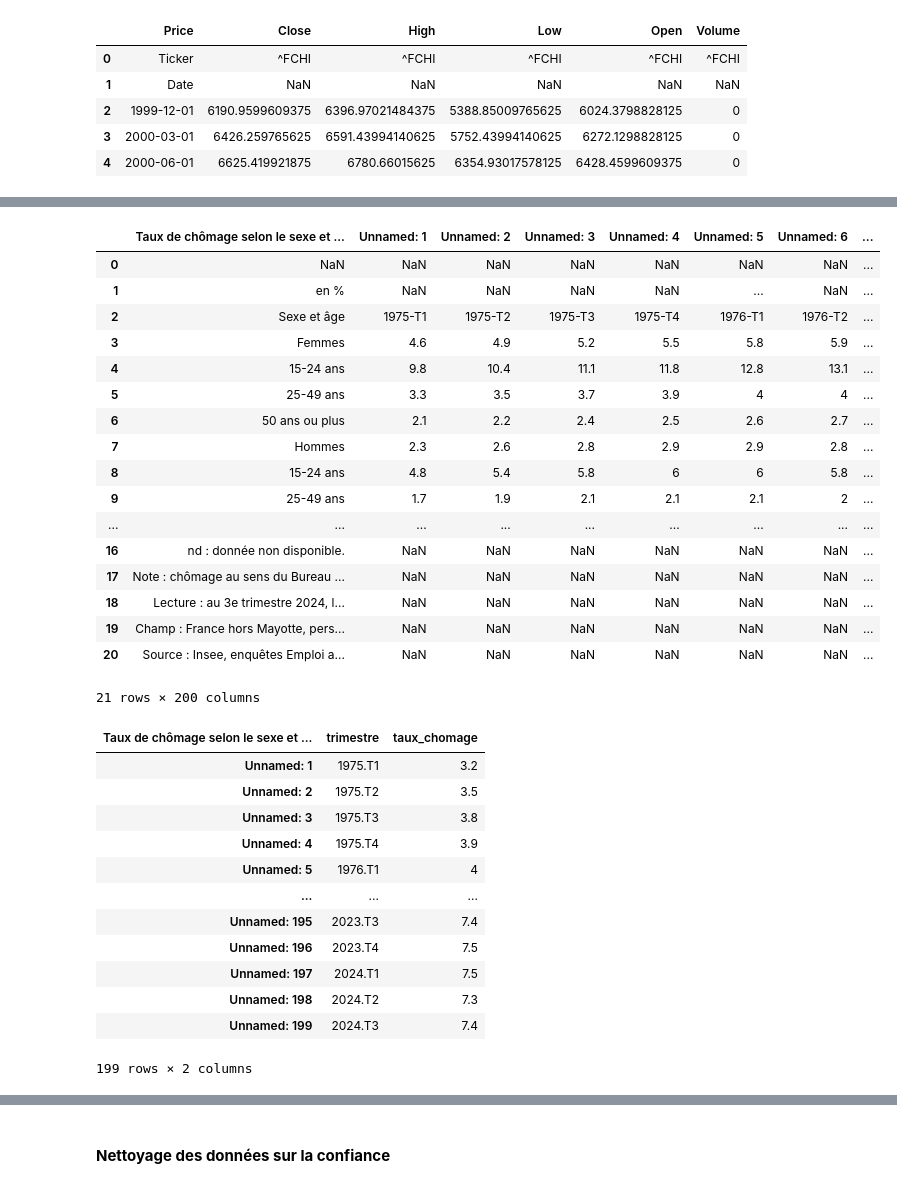
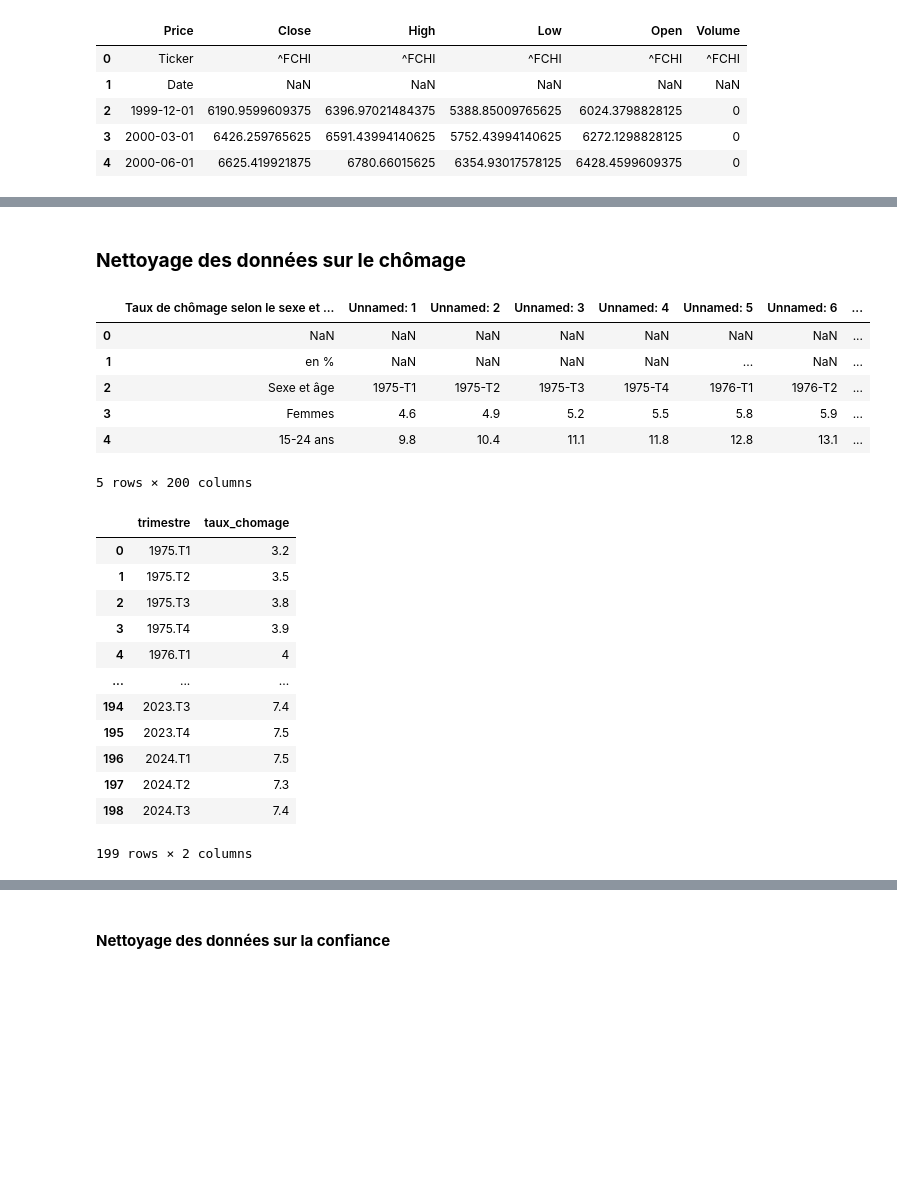
Before and after one commit to amreily/Projet-python-2A, a Jupyter notebook: Notebook_pythondata.ipynb, the cells around one changed output, grey strips where cells are left out. Drawn from its saved outputs; the diff is of its cells as text; code cells hidden in the pictures; blank space fills up the shorter version.

Commit message:
nettoyage du noteboot un peu

```diff
--- a/Notebook_pythondata.ipynb
+++ b/Notebook_pythondata.ipynb
@@ -273,24 +273,15 @@ handle_missing_values(cac40)
+# %% [markdown]
+### **Nettoyage des données sur le chômage**
 # %%
-chomage
+chomage.head()
 # %% [output]
 |  | Taux de chômage selon le sexe et ... | Unnamed: 1 | Unnamed: 2 | Unnamed: 3 | Unnamed: 4 | Unnamed: 5 | Unnamed: 6 | ... |
 | 0 | NaN | NaN | NaN | NaN | NaN | NaN | NaN | ... |
 | 1 | en % | NaN | NaN | NaN | NaN | ... | NaN | ... |
 | 2 | Sexe et âge | 1975-T1 | 1975-T2 | 1975-T3 | 1975-T4 | 1976-T1 | 1976-T2 | ... |
 | 3 | Femmes | 4.6 | 4.9 | 5.2 | 5.5 | 5.8 | 5.9 | ... |
 | 4 | 15-24 ans | 9.8 | 10.4 | 11.1 | 11.8 | 12.8 | 13.1 | ... |
-| 5 | 25-49 ans | 3.3 | 3.5 | 3.7 | 3.9 | 4 | 4 | ... |
-| 6 | 50 ans ou plus | 2.1 | 2.2 | 2.4 | 2.5 | 2.6 | 2.7 | ... |
-| 7 | Hommes | 2.3 | 2.6 | 2.8 | 2.9 | 2.9 | 2.8 | ... |
-| 8 | 15-24 ans | 4.8 | 5.4 | 5.8 | 6 | 6 | 5.8 | ... |
-| 9 | 25-49 ans | 1.7 | 1.9 | 2.1 | 2.1 | 2.1 | 2 | ... |
-| ... | ... | ... | ... | ... | ... | ... | ... | ... |
-| 16 | nd : donnée non disponible. | NaN | NaN | NaN | NaN | NaN | NaN | ... |
-| 17 | Note : chômage au sens du Bureau ... | NaN | NaN | NaN | NaN | NaN | NaN | ... |
-| 18 | Lecture : au 3e trimestre 2024, l... | NaN | NaN | NaN | NaN | NaN | NaN | ... |
-| 19 | Champ : France hors Mayotte, pers... | NaN | NaN | NaN | NaN | NaN | NaN | ... |
-| 20 | Source : Insee, enquêtes Emploi a... | NaN | NaN | NaN | NaN | NaN | NaN | ... |
-21 rows × 200 columns
+5 rows × 200 columns
 # %%
 chomage = chomage.T
 chomage = chomage[[2, 11]]
@@ -298,18 +289,20 @@ chomage.columns = chomage.iloc[0]
 chomage = chomage[1:]
 chomage.rename(columns={"Sexe et âge": "trimestre", "Ensemble ": "taux_chomage"}, inplace=True)
 chomage['trimestre'] = chomage['trimestre'].str.replace('-', '.', regex=False)
-chomage
+chomage.columns = ["trimestre", "taux_chomage"]
+chomage = chomage.reset_index(drop=True)
+handle_missing_values(chomage)
 # %% [output]
-| Taux de chômage selon le sexe et ... | trimestre | taux_chomage |
-| Unnamed: 1 | 1975.T1 | 3.2 |
-| Unnamed: 2 | 1975.T2 | 3.5 |
-| Unnamed: 3 | 1975.T3 | 3.8 |
-| Unnamed: 4 | 1975.T4 | 3.9 |
-| Unnamed: 5 | 1976.T1 | 4 |
+|  | trimestre | taux_chomage |
+| 0 | 1975.T1 | 3.2 |
+| 1 | 1975.T2 | 3.5 |
+| 2 | 1975.T3 | 3.8 |
+| 3 | 1975.T4 | 3.9 |
+| 4 | 1976.T1 | 4 |
 | ... | ... | ... |
-| Unnamed: 195 | 2023.T3 | 7.4 |
-| Unnamed: 196 | 2023.T4 | 7.5 |
-| Unnamed: 197 | 2024.T1 | 7.5 |
-| Unnamed: 198 | 2024.T2 | 7.3 |
-| Unnamed: 199 | 2024.T3 | 7.4 |
+| 194 | 2023.T3 | 7.4 |
+| 195 | 2023.T4 | 7.5 |
+| 196 | 2024.T1 | 7.5 |
+| 197 | 2024.T2 | 7.3 |
+| 198 | 2024.T3 | 7.4 |
 199 rows × 2 columns
```
Also changed, not shown: parts of 18 cells of this notebook, 2 other files.
